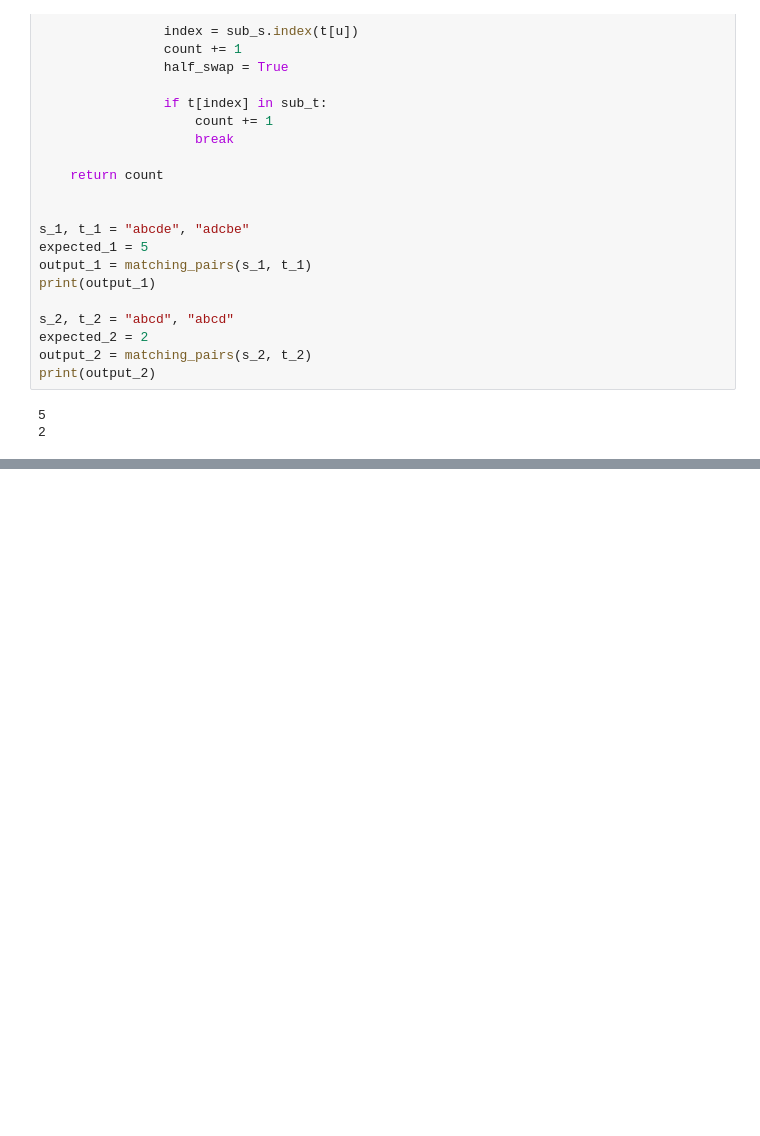
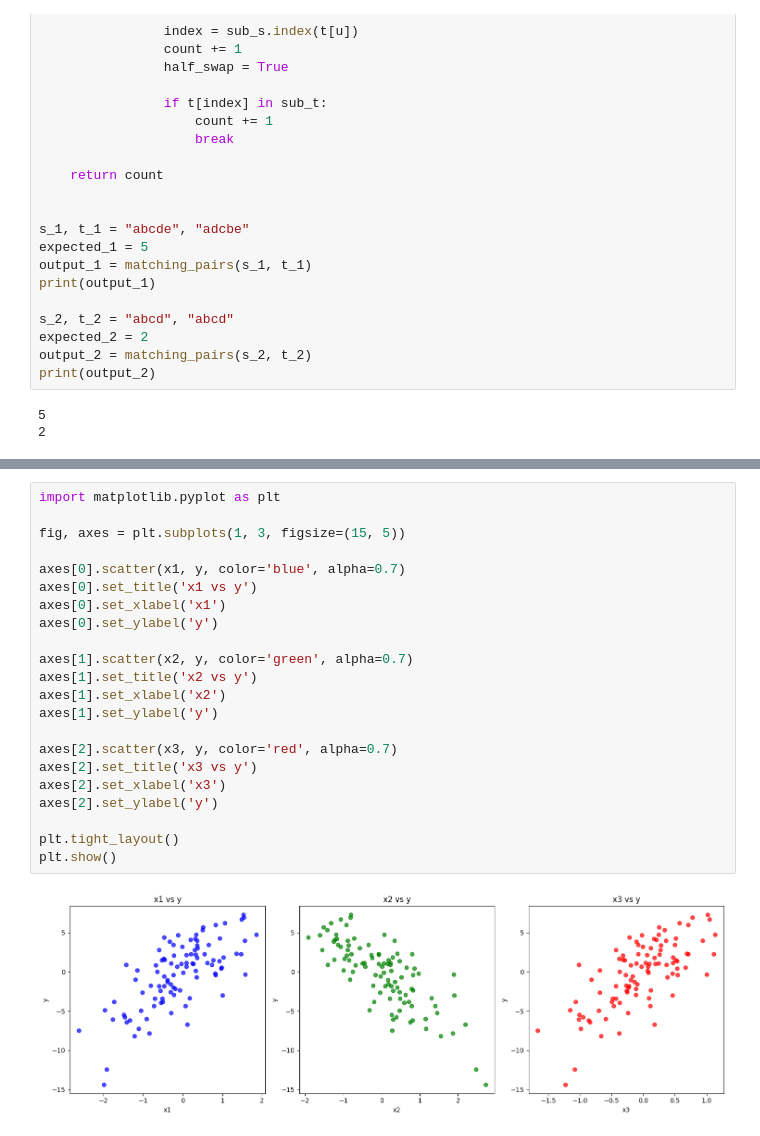
Before and after one commit to shivani-2001/Data-Structures-Problems, a Jupyter notebook: algorithms.ipynb, the cells around one changed output, grey strips where cells are left out. Drawn from its saved outputs; the diff is of its cells as text; blank space fills up the shorter version.

```diff
--- a/algorithms.ipynb
+++ b/algorithms.ipynb
@@ -759,0 +797,24 @@ print(output_2)
+# %%
+import matplotlib.pyplot as plt
+
+fig, axes = plt.subplots(1, 3, figsize=(15, 5))
+
+axes[0].scatter(x1, y, color='blue', alpha=0.7)
+axes[0].set_title('x1 vs y')
+axes[0].set_xlabel('x1')
+axes[0].set_ylabel('y')
+
+axes[1].scatter(x2, y, color='green', alpha=0.7)
+axes[1].set_title('x2 vs y')
+axes[1].set_xlabel('x2')
+axes[1].set_ylabel('y')
+
+axes[2].scatter(x3, y, color='red', alpha=0.7)
+axes[2].set_title('x3 vs y')
+axes[2].set_xlabel('x3')
+axes[2].set_ylabel('y')
+
+plt.tight_layout()
+plt.show()
+# %% [output]
+[figure, added]
```
Also changed, not shown: parts of 7 cells of this notebook.
